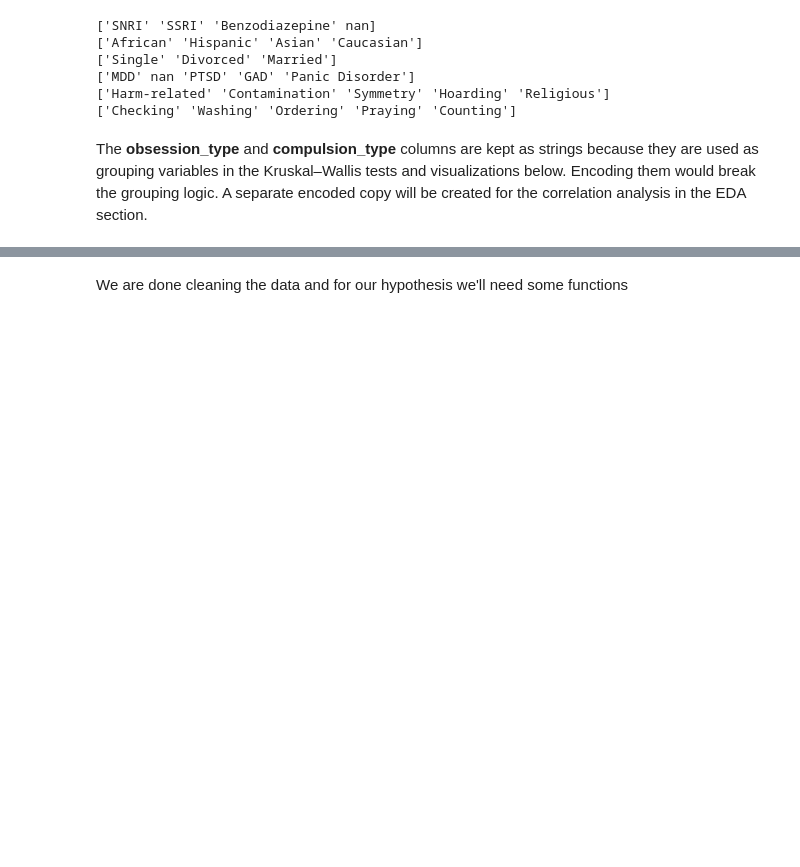
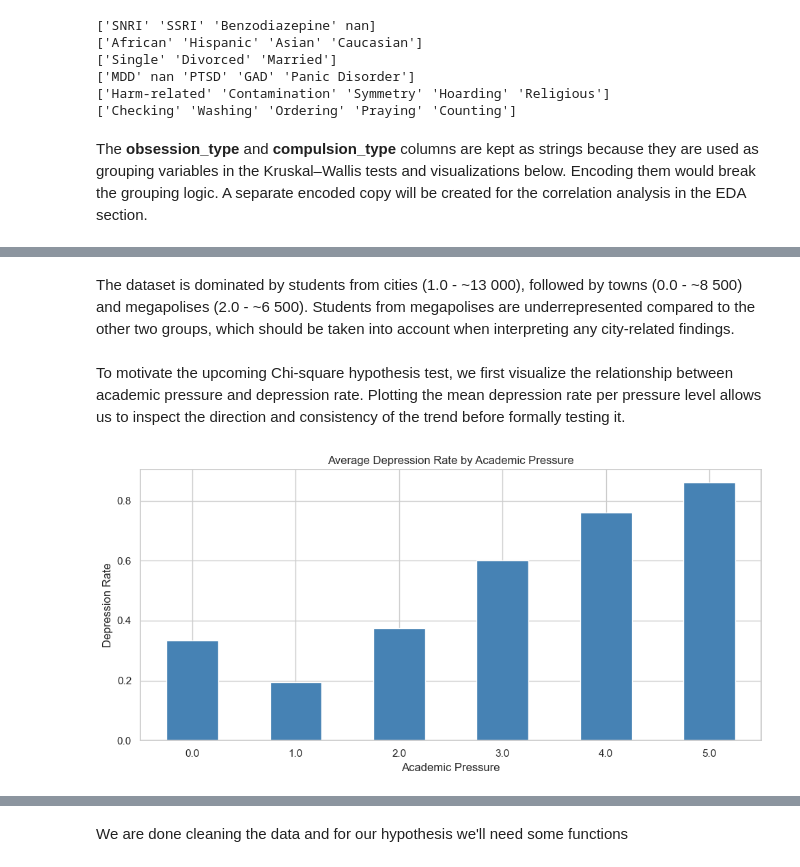
Before and after one commit to VladoDev03/mental-disorders-analysis, a Jupyter notebook: disorders-analysis/disorders-analysis.ipynb, the cells around one changed output, grey strips where cells are left out. Drawn from its saved outputs; the diff is of its cells as text; code cells hidden in the pictures; blank space fills up the shorter version.

```diff
--- a/disorders-analysis/disorders-analysis.ipynb
+++ b/disorders-analysis/disorders-analysis.ipynb
@@ -649,0 +715,14 @@ The **obsession_type** and **compulsion_type** columns are kept as strings becau
+# %%
+def plot_group_mean(df, group_col, target_col, title, xlabel, ylabel, color="steelblue", figsize=(10, 5)):
+    fig, ax = plt.subplots(figsize=figsize)
+
+    df.groupby(group_col)[target_col].mean().plot(kind="bar", ax=ax, color=color)
+
+    ax.set_title(title)
+    ax.set_xlabel(xlabel)
+    ax.set_ylabel(ylabel)
+    ax.tick_params(axis="x", rotation=0)
+
+    plt.tight_layout()
+
+    plt.show()
@@ -649,0 +787,15 @@ The **obsession_type** and **compulsion_type** columns are kept as strings becau
+# %% [markdown]
+The dataset is dominated by students from cities (1.0 - ~13 000), followed by towns (0.0 - ~8 500) and megapolises (2.0 - ~6 500). Students from megapolises are underrepresented compared to the other two groups, which should be taken into account when interpreting any city-related findings.
+# %% [markdown]
+To motivate the upcoming Chi-square hypothesis test, we first visualize the relationship between academic pressure and depression rate. Plotting the mean depression rate per pressure level allows us to inspect the direction and consistency of the trend before formally testing it.
+# %%
+plot_group_mean(
+    student_depression_data,
+    group_col="academic_pressure",
+    target_col="depression",
+    title="Average Depression Rate by Academic Pressure",
+    xlabel="Academic Pressure",
+    ylabel="Depression Rate"
+)
+# %% [output]
+[figure, added]
```
Also changed, not shown: parts of 70 cells of this notebook.
